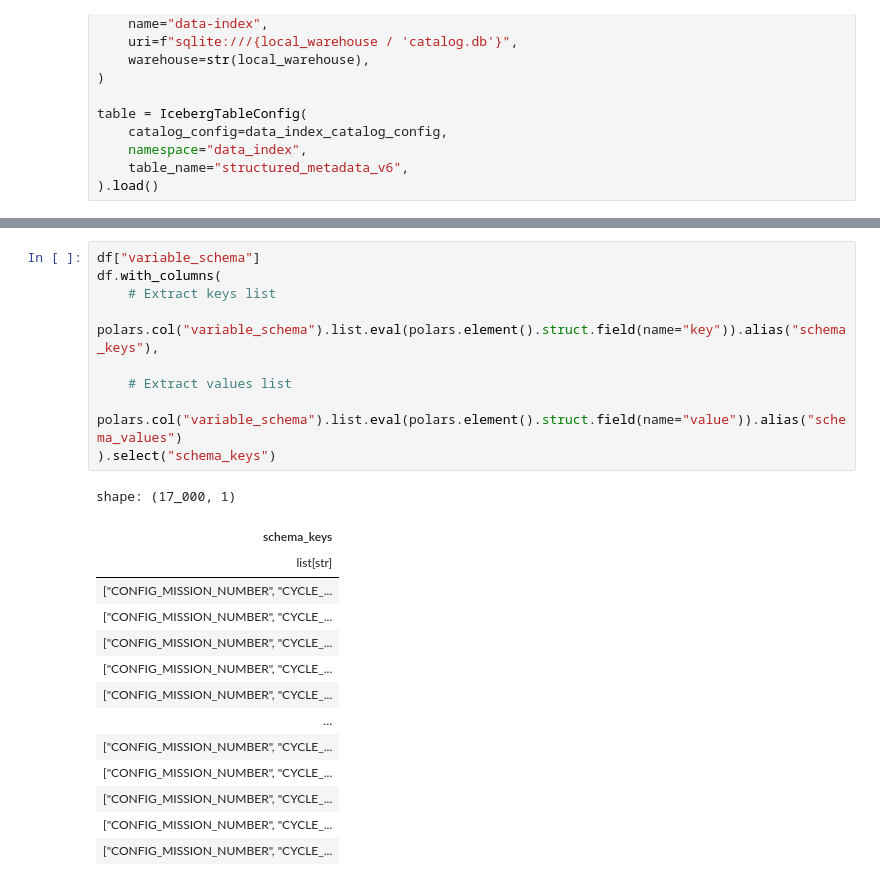
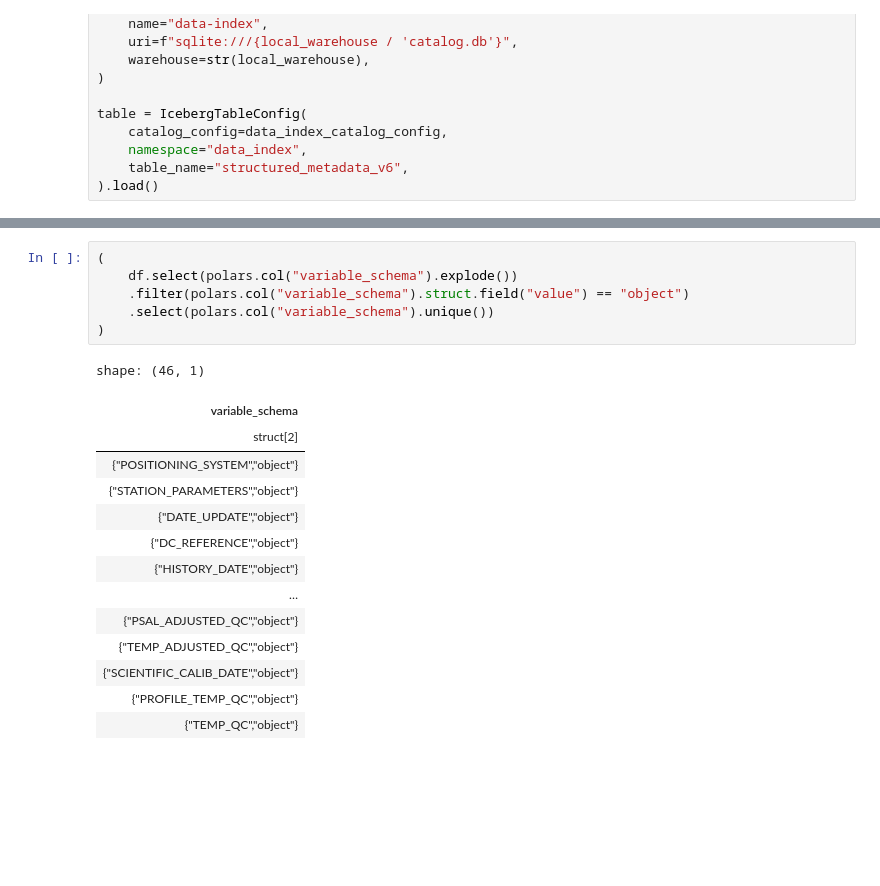
Before and after one commit to aodn/data-index, a Jupyter notebook: analysis/structured_metadata/argo.ipynb, the cells around one changed output, grey strips where cells are left out. Drawn from its saved outputs; the diff is of its cells as text; blank space fills up the shorter version.

```diff
--- a/analysis/structured_metadata/argo.ipynb
+++ b/analysis/structured_metadata/argo.ipynb
@@ -61,24 +128,21 @@ shape: (1, 2)
 # %%
-df["variable_schema"]
-df.with_columns(
-    # Extract keys list
-    polars.col("variable_schema").list.eval(polars.element().struct.field(name="key")).alias("schema_keys"),
-
-    # Extract values list
-    polars.col("variable_schema").list.eval(polars.element().struct.field(name="value")).alias("schema_values")
-).select("schema_keys")
+(
+    df.select(polars.col("variable_schema").explode())
+    .filter(polars.col("variable_schema").struct.field("value") == "object")
+    .select(polars.col("variable_schema").unique())
+)
 # %% [output]
-shape: (17_000, 1)
+shape: (46, 1)
-| schema_keys |
-| list[str] |
-| ["CONFIG_MISSION_NUMBER", "CYCLE_... |
-| ["CONFIG_MISSION_NUMBER", "CYCLE_... |
-| ["CONFIG_MISSION_NUMBER", "CYCLE_... |
-| ["CONFIG_MISSION_NUMBER", "CYCLE_... |
-| ["CONFIG_MISSION_NUMBER", "CYCLE_... |
+| variable_schema |
+| struct[2] |
+| {"POSITIONING_SYSTEM","object"} |
+| {"STATION_PARAMETERS","object"} |
+| {"DATE_UPDATE","object"} |
+| {"DC_REFERENCE","object"} |
+| {"HISTORY_DATE","object"} |
 | … |
-| ["CONFIG_MISSION_NUMBER", "CYCLE_... |
-| ["CONFIG_MISSION_NUMBER", "CYCLE_... |
-| ["CONFIG_MISSION_NUMBER", "CYCLE_... |
-| ["CONFIG_MISSION_NUMBER", "CYCLE_... |
-| ["CONFIG_MISSION_NUMBER", "CYCLE_... |
+| {"PSAL_ADJUSTED_QC","object"} |
+| {"TEMP_ADJUSTED_QC","object"} |
+| {"SCIENTIFIC_CALIB_DATE","object"} |
+| {"PROFILE_TEMP_QC","object"} |
+| {"TEMP_QC","object"} |
```
Also changed, not shown: parts of 8 cells of this notebook.
